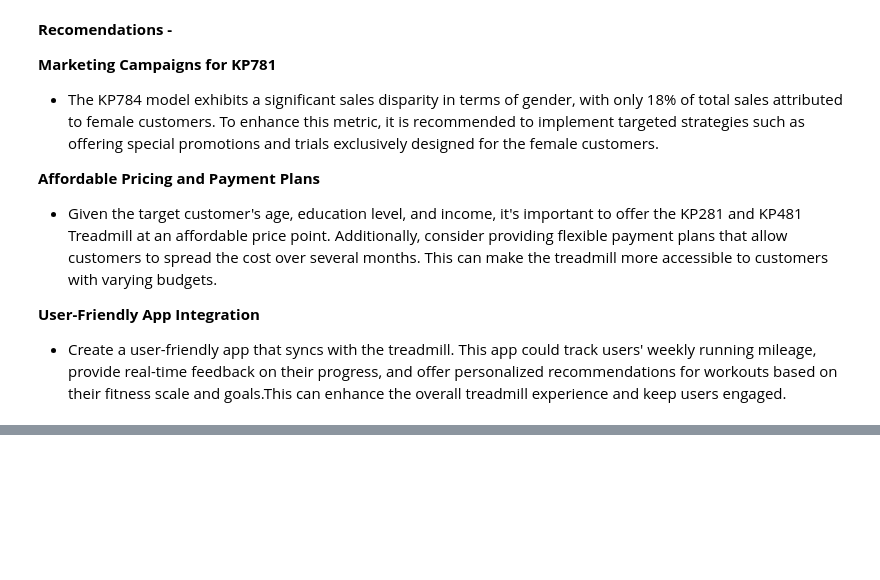
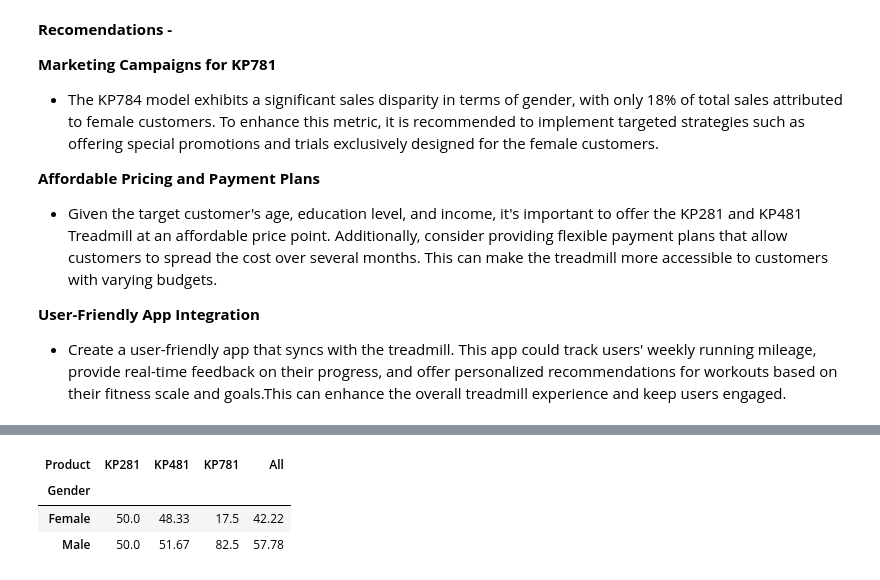
Before and after one commit to KSrimanNarayana/Product_Inventory-and-Consumer-Demographics_Analysis-Descriptive_Statistics_and_Probability, a Jupyter notebook: Aerofit_Treadmil_BCS.ipynb, the cells around one changed output, grey strips where cells are left out. Cells and saved outputs as stored; diff of their text form; code cells hidden in the pictures; blank space fills up the shorter version.

```diff
--- a/Aerofit_Treadmil_BCS.ipynb
+++ b/Aerofit_Treadmil_BCS.ipynb
@@ -1730,0 +1760,8 @@ Based on above analysis
+# %%
+#@title Conditional Probability of Genders given Product inventory
+np.round(pd.crosstab(index=aerofit['Gender'],columns=aerofit['Product'],margins=True,normalize='columns')*100,2)
+# %% [output]
+| Product | KP281 | KP481 | KP781 | All |
+| Gender |  |  |  |  |
+| Female | 50.0 | 48.33 | 17.5 | 42.22 |
+| Male | 50.0 | 51.67 | 82.5 | 57.78 |
```
Also changed, not shown: parts of 4 cells of this notebook.
